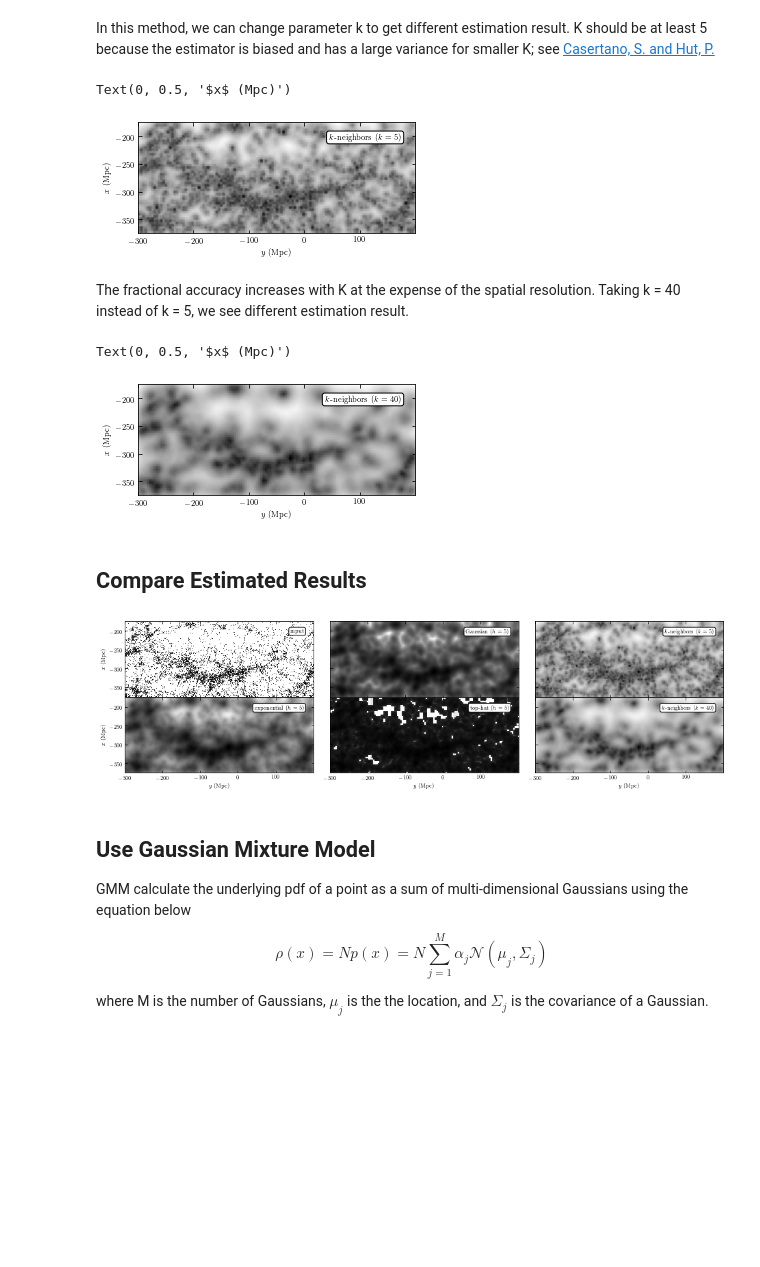
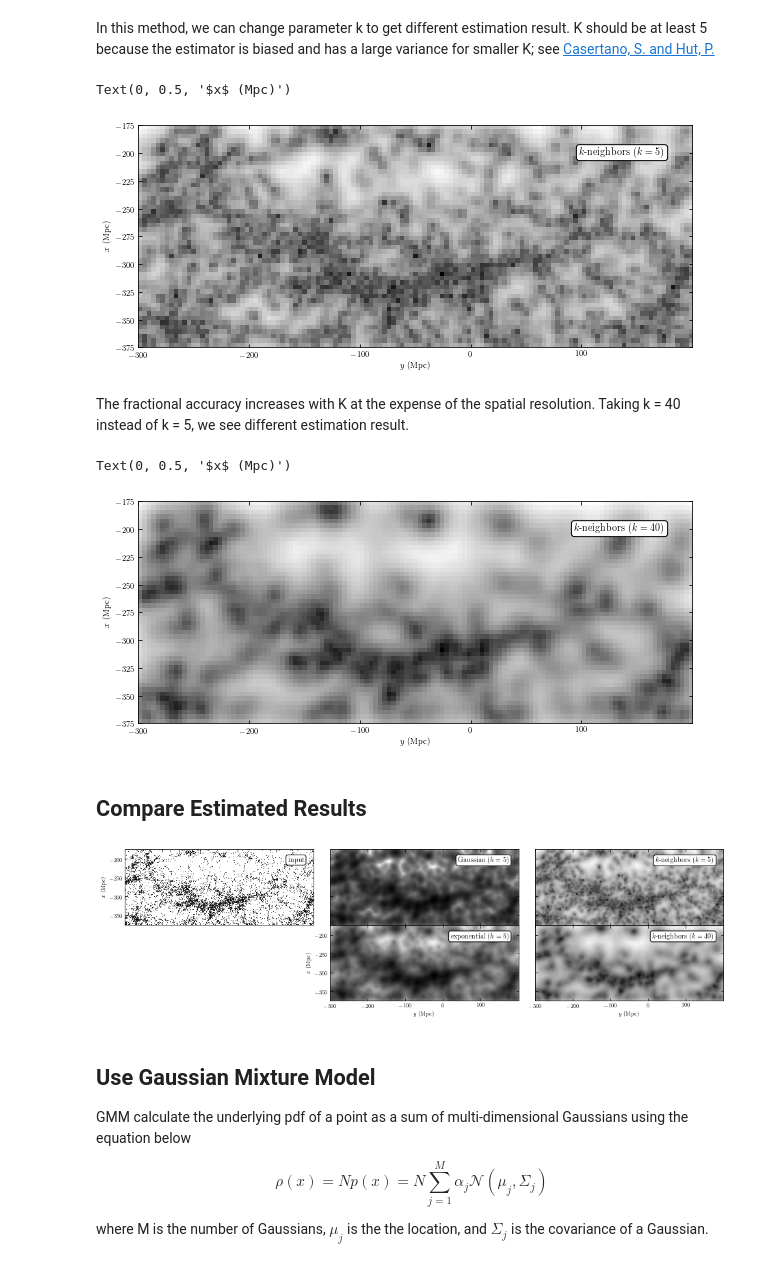
Before and after one commit to ivezic/SaoPaulo2021, a Jupyter notebook: notebooks/Lecture15.ipynb, the cells around one changed output. Saved outputs shown, nothing was run; the diff lists cells and outputs as text; code cells hidden in the pictures; blank space fills up the shorter version.

```diff
--- a/notebooks/Lecture15.ipynb
+++ b/notebooks/Lecture15.ipynb
@@ -959,7 +960,7 @@ def adjust_figure(x, y):
 # define plot_figure to plot all KDE figures with the same format.
 def plot_figure(number, data, text):
     ax = plt.subplot(number, aspect='equal')
-    ax.imshow(data, origin='lower', norm=LogNorm(),
+    ax.imshow(data, origin='lower', norm=matplotlib.colors.LogNorm(),
                extent=(ymin, ymax, xmin, xmax), cmap=plt.cm.binary)
     ax.text(0.95, 0.9, text, ha='right', va='top',
              transform=ax.transAxes,
@@ -1081,17 +1060,17 @@ K should be at least 5 because the estimator is biased and has a large variance
 # %%
 # calculate K Neighbors Density with k = 5
 knn5 = KNeighborsDensity('bayesian', 5)
 dens_k5 = knn5.fit(X).eval(Xgrid).reshape((Ny, Nx))
 
 # plot K Neighbor with k = 5
-adjust_figure(5,2.2)
+adjust_figure(10,4.4)
 ax = plot_figure(111, dens_k5.T, "$k$-neighbors $(k=5)$")
 
 ax.set_xlabel('$y$ (Mpc)')
 ax.set_ylabel('$x$ (Mpc)')
 # %% [output]
 Text(0, 0.5, '$x$ (Mpc)')
-[figure, old version]
+[figure, new version]
 # %% [markdown]
 The fractional accuracy increases with K at the expense of the spatial resolution. Taking k = 40 instead of k = 5, we see different estimation result.
 # %%
@@ -1100,14 +1079,14 @@ knn40 = KNeighborsDensity('bayesian', 40)
 dens_k40 = knn40.fit(X).eval(Xgrid).reshape((Ny, Nx))
 
 # plot K Neighbor with k = 40
-adjust_figure(5,2.2)
+adjust_figure(10,4.4)
 ax = plot_figure(111, dens_k40.T, "$k$-neighbors $(k=40)$")
 
 ax.set_xlabel('$y$ (Mpc)')
 ax.set_ylabel('$x$ (Mpc)')
 # %% [output]
 Text(0, 0.5, '$x$ (Mpc)')
-[figure, old version]
+[figure, new version]
 # %% [markdown]
 ## Compare Estimated Results
 # %%
@@ -1129,21 +1108,18 @@ ax2 = plot_figure(232, dens1.T, "Gaussian $(h=5)$")
 ax3 = plot_figure(233, dens_k5.T, "$k$-neighbors $(k=5)$")
 
 # Fourth plot: exponential kernel
-ax4 = plot_figure(234, dens3.T, "exponential $(h=5)$")
+ax4 = plot_figure(235, dens3.T, "exponential $(h=5)$")
 
-# Fifth plot: top-hat kernel
-ax5 = plot_figure(235, dens2.T, "top-hat $(h=5)$")
-
-# sixth plot: K nearest neighbor with k=40
-ax6 = plot_figure(236, dens_k40.T, "$k$-neighbors $(k=40)$")
+# fifth plot: K nearest neighbor with k=40
+ax5 = plot_figure(236, dens_k40.T, "$k$-neighbors $(k=40)$")
 
 for ax in [ax1, ax2, ax3]:
     ax.xaxis.set_major_formatter(plt.NullFormatter())
 
-for ax in [ax4, ax5, ax6]:
+for ax in [ax4, ax5]:
     ax.set_xlabel('$y$ (Mpc)')
 
-for ax in [ax2, ax3, ax5, ax6]:
+for ax in [ax2, ax3, ax5]:
     ax.yaxis.set_major_formatter(plt.NullFormatter())
 
 for ax in [ax1, ax4]:
@@ -1151,7 +1127,7 @@ for ax in [ax1, ax4]:
 
 plt.show()
 # %% [output]
-[figure, old version]
+[figure, new version]
 # %% [markdown]
 ## Use Gaussian Mixture Model
 GMM calculate the underlying pdf of a point as a sum of multi-dimensional Gaussians using the equation below
```
Also changed, not shown: parts of 7 cells of this notebook, 6 other files.
